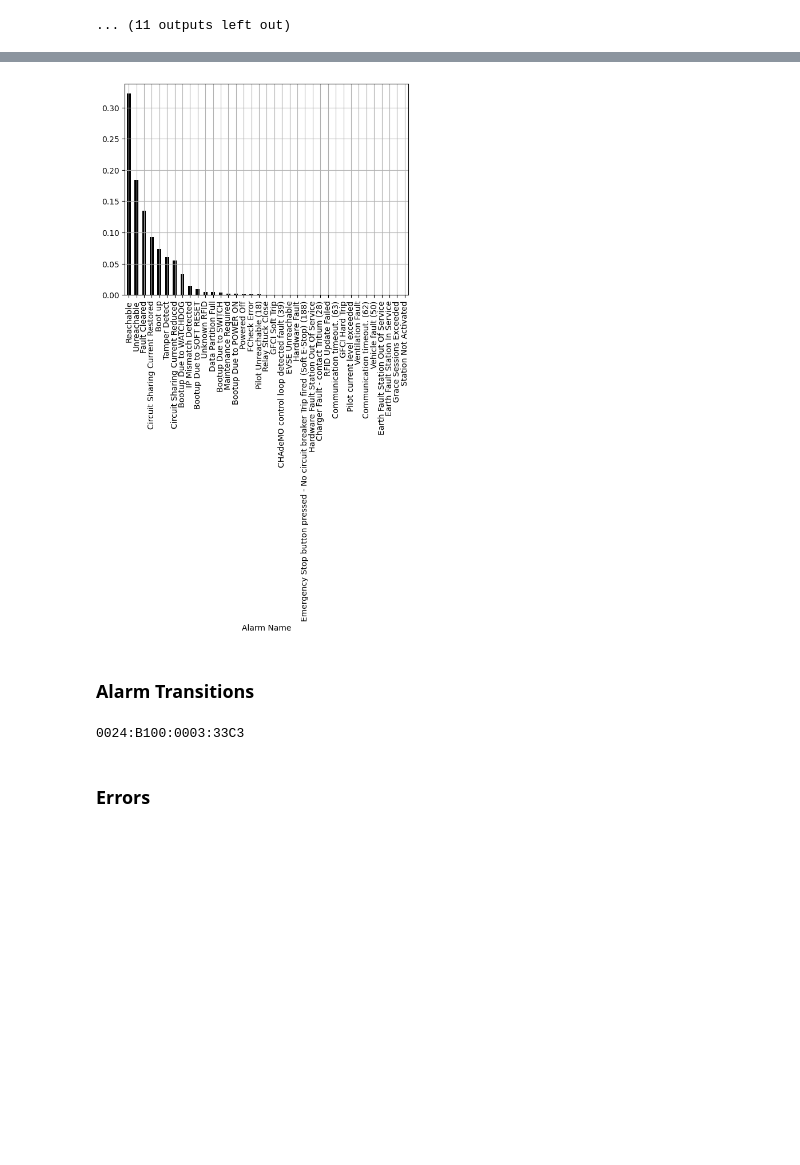
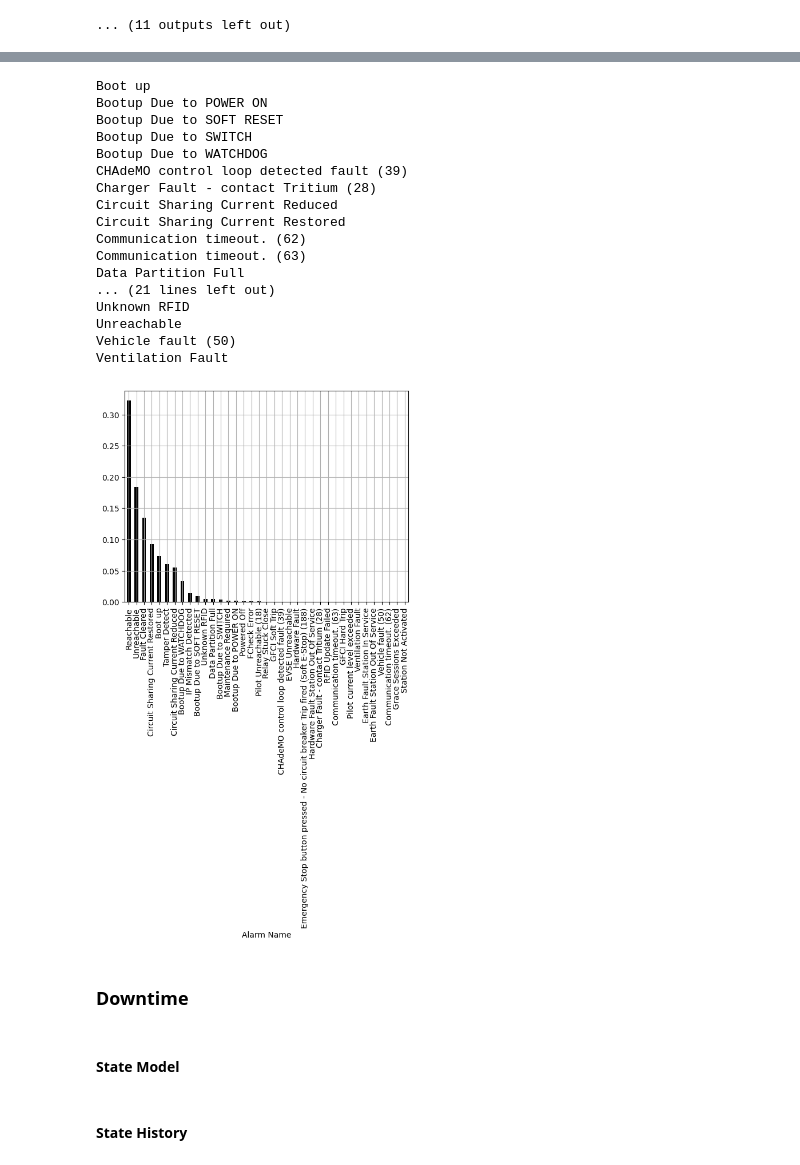
Before and after one commit to b-dagostino/charger-reliability, a Jupyter notebook: notebooks/bdag.ipynb, the cells around one changed output, grey strips where cells are left out. Saved outputs shown, nothing was run; the diff lists cells and outputs as text; code cells hidden in the pictures; blank space fills up the shorter version.

```diff
--- a/notebooks/bdag.ipynb
+++ b/notebooks/bdag.ipynb
@@ -67,7 +68,9 @@ station_inventory = dataset.organizations.inventory.stations
 
 # Canonicalize alarm times to US/Pacific datetimes
 if not pd.api.types.is_datetime64_any_dtype(alarms['Alarm Time']):
-    alarms['Alarm Time'] = pd.to_datetime(alarms['Alarm Time'].map(lambda x: ' '.join(x.split()[:-1]))).dt.tz_localize('US/Pacific', ambiguous='NaT')
+    # alarms['Alarm Time'] = pd.to_datetime(alarms['Alarm Time'].map(lambda x: ' '.join(x.split()[:-1]))).dt.tz_localize('US/Pacific', ambiguous='NaT')
+    dst_map = alarms['Alarm Time'].str.contains('PST')
+    alarms['Alarm Time'] = pd.to_datetime(alarms['Alarm Time'].map(lambda x: ' '.join(x.split()[:-1]))).dt.tz_localize('US/Pacific', dst_map)
 # %% [markdown]
 ## **Analysis**
 # %% [markdown]
@@ -153,7 +156,9 @@ Stanford University
 ... (11 outputs left out)
 # %%
 alarm_name_vcs = alarms['Alarm Name'].value_counts()
-display(alarm_name_vcs)
+display(alarm_name_vcs.sort_index())
+for x in alarm_name_vcs.sort_index().index:
+    print(x)
 # alarm_name.hist(xrot=90, bins=alarm_name.nunique(), density=True)
 ax = (alarm_name_vcs / alarm_name_vcs.sum()).plot.bar(color='black')
 ax.grid()
@@ -177,27 +182,21 @@ Station Not Activated
 Name: count, dtype: int64
+Boot up
+Bootup Due to POWER ON
+Bootup Due to SOFT RESET
+Bootup Due to SWITCH
+Bootup Due to WATCHDOG
+CHAdeMO control loop detected fault (39)
+Charger Fault - contact Tritium (28)
+Circuit Sharing Current Reduced
+Circuit Sharing Current Restored
+Communication timeout. (62)
+Communication timeout. (63)
+Data Partition Full
+... (21 lines left out)
+Unknown RFID
+Unreachable
+Vehicle fault (50)
+Ventilation Fault
-[figure, old version]
+[figure, new version]
-# %% [markdown]
-### **Alarm Transitions**
-# %%
-A = nx.DiGraph()
-
-
-
-for mac in alarms['MAC Address'].unique():
-    print(mac)
-    last_alarm = None
-    for _, row in alarms[alarms['MAC Address'] == mac][['Alarm Time', 'Alarm Name']].sort_values('Alarm Time').iterrows():
-        alarm_name = row['Alarm Name']
-        if last_alarm is not None:
-            edge = (last_alarm, alarm_name)
-            if edge in A.edges:
-                A.edges[*edge]['count'] += 1
-            else:
-                A.add_edge(*edge, count=1)
-        last_alarm = alarm_name
-    nx.write_gml(A, "G.gml")
-    break
-# %% [output]
-0024:B100:0003:33C3
 # %% [markdown]
-### **Errors**
+### **Downtime**
@@ -229,0 +203,2 @@ for mac in alarms['MAC Address'].unique():
+# %% [markdown]
+#### **State Model**
@@ -229,0 +231,2 @@ for mac in alarms['MAC Address'].unique():
+# %% [markdown]
+#### **State History**
```
Also changed, not shown: parts of 9 cells of this notebook.
